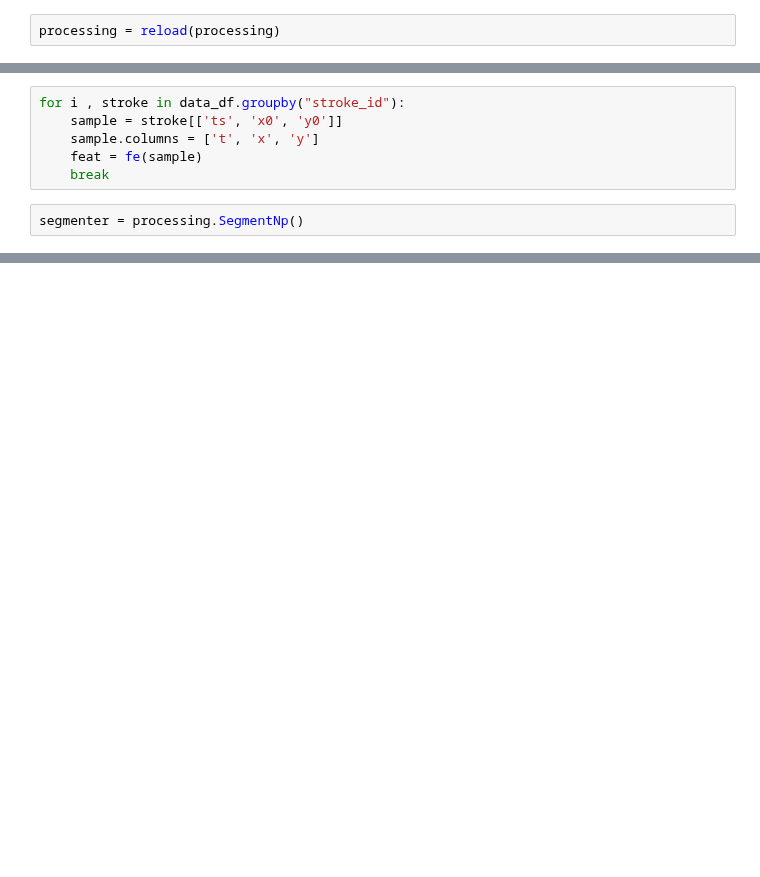
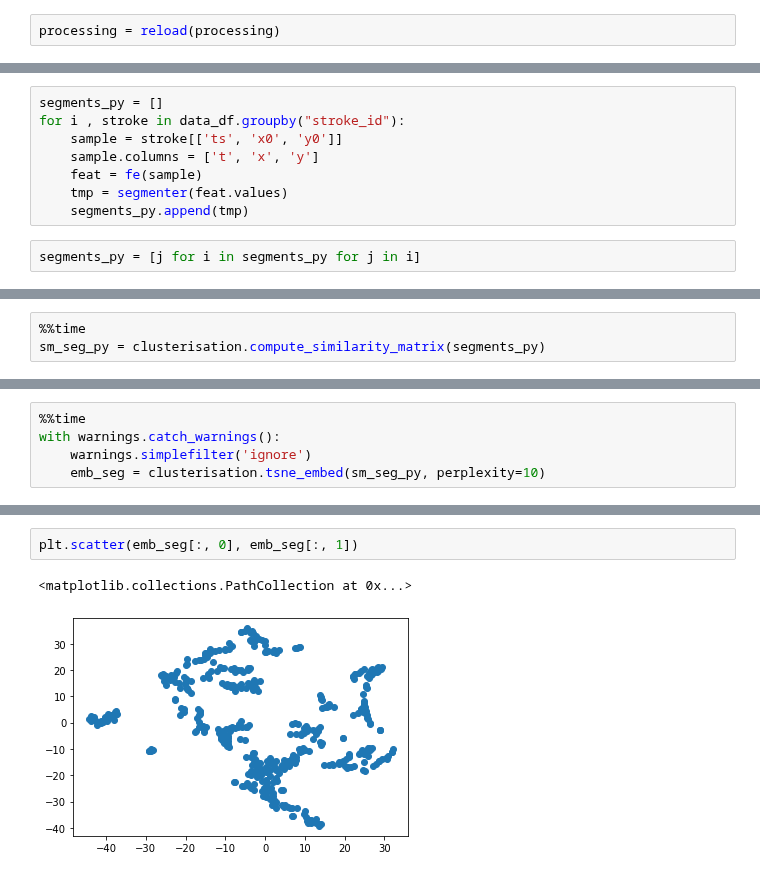
Before and after one commit to ircam-ismm/nime2022-elicitation-demo, a Jupyter notebook: notebooks/analysis.ipynb, the cells around one changed output, grey strips where cells are left out. Drawn from its saved outputs; the diff is of its cells as text; blank space fills up the shorter version.

```diff
--- a/notebooks/analysis.ipynb
+++ b/notebooks/analysis.ipynb
@@ -109,8 +124,10 @@ data_df.head()
 # %%
+segments_py = []
 for i , stroke in data_df.groupby("stroke_id"):
     sample = stroke[['ts', 'x0', 'y0']]
     sample.columns = ['t', 'x', 'y']
     feat = fe(sample)
-    break
+    tmp = segmenter(feat.values)
+    segments_py.append(tmp)
 # %%
-segmenter = processing.SegmentNp()
+segments_py = [j for i in segments_py for j in i]
@@ -118,0 +136,3 @@ segments = segmenter(feat.values)
+# %%
+%%time
+sm_seg_py = clusterisation.compute_similarity_matrix(segments_py)
@@ -118,0 +146,5 @@ segments = segmenter(feat.values)
+# %%
+%%time
+with warnings.catch_warnings():
+    warnings.simplefilter('ignore')
+    emb_seg = clusterisation.tsne_embed(sm_seg_py, perplexity=10)
@@ -118,0 +154,5 @@ segments = segmenter(feat.values)
+# %%
+plt.scatter(emb_seg[:, 0], emb_seg[:, 1])
+# %% [output]
+<matplotlib.collections.PathCollection at 0x...>
+[figure, added]
```
Also changed, not shown: parts of 45 cells of this notebook, 5 other files.
